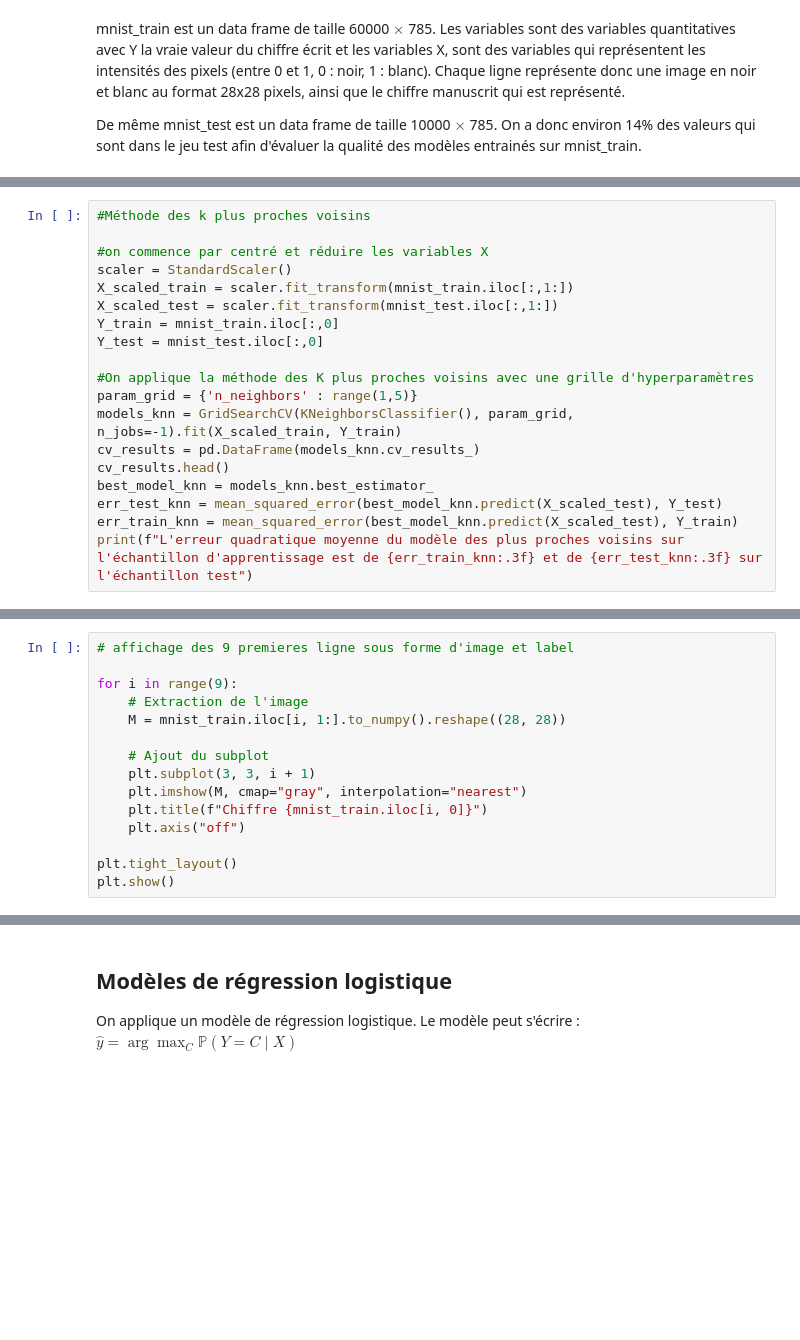
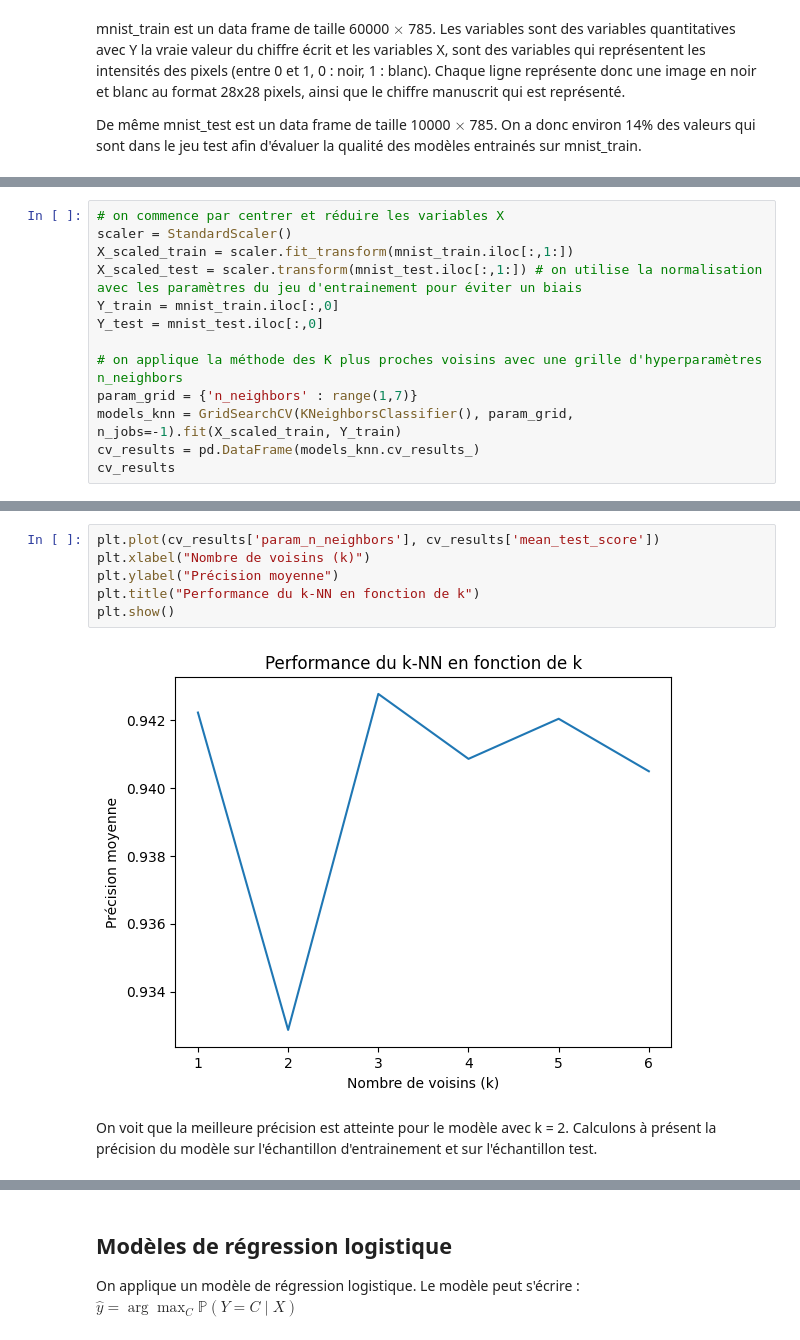
Before and after one commit to leobrendle/projet-python-M2-S1, a Jupyter notebook: notebook_projet_mnist.ipynb, the cells around one changed output, grey strips where cells are left out. Cells and saved outputs as stored; diff of their text form; blank space fills up the shorter version.

```diff
--- a/notebook_projet_mnist.ipynb
+++ b/notebook_projet_mnist.ipynb
@@ -59,19 +62,13 @@ $.
 # %%
-#Méthode des k plus proches voisins
-
-#on commence par centré et réduire les variables X
+# on commence par centrer et réduire les variables X
 scaler = StandardScaler()
 X_scaled_train = scaler.fit_transform(mnist_train.iloc[:,1:])
-X_scaled_test = scaler.fit_transform(mnist_test.iloc[:,1:])
+X_scaled_test = scaler.transform(mnist_test.iloc[:,1:]) # on utilise la normalisation avec les paramètres du jeu d'entrainement pour éviter un biais
 Y_train = mnist_train.iloc[:,0]
 Y_test = mnist_test.iloc[:,0]
 
-#On applique la méthode des K plus proches voisins avec une grille d'hyperparamètres
-param_grid = {'n_neighbors' : range(1,5)}
+# on applique la méthode des K plus proches voisins avec une grille d'hyperparamètres n_neighbors
+param_grid = {'n_neighbors' : range(1,7)}
 models_knn = GridSearchCV(KNeighborsClassifier(), param_grid, n_jobs=-1).fit(X_scaled_train, Y_train)
 cv_results = pd.DataFrame(models_knn.cv_results_)
-cv_results.head()
-best_model_knn = models_knn.best_estimator_
-err_test_knn = mean_squared_error(best_model_knn.predict(X_scaled_test), Y_test)
-err_train_knn = mean_squared_error(best_model_knn.predict(X_scaled_test), Y_train)
-print(f"L'erreur quadratique moyenne du modèle des plus proches voisins sur l'échantillon d'apprentissage est de {err_train_knn:.3f} et de {err_test_knn:.3f} sur l'échantillon test")
+cv_results
@@ -78,15 +83,10 @@ print(f"L'erreur quadratique moyenne du modèle des plus proches voisins sur l'
-# %%
-# affichage des 9 premieres ligne sous forme d'image et label
-
-for i in range(9):
-    # Extraction de l'image
-    M = mnist_train.iloc[i, 1:].to_numpy().reshape((28, 28))
-
-    # Ajout du subplot
-    plt.subplot(3, 3, i + 1)
-    plt.imshow(M, cmap="gray", interpolation="nearest")
-    plt.title(f"Chiffre {mnist_train.iloc[i, 0]}")
-    plt.axis("off")
-
-plt.tight_layout()
-plt.show()
+# %%
+plt.plot(cv_results['param_n_neighbors'], cv_results['mean_test_score'])
+plt.xlabel("Nombre de voisins (k)")
+plt.ylabel("Précision moyenne")
+plt.title("Performance du k-NN en fonction de k")
+plt.show()
+# %% [output]
+[figure, added]
+# %% [markdown]
+On voit que la meilleure précision est atteinte pour le modèle avec k = 2. Calculons à présent la précision du modèle sur l'échantillon d'entrainement et sur l'échantillon test.
```
Also changed, not shown: parts of 6 cells of this notebook.
